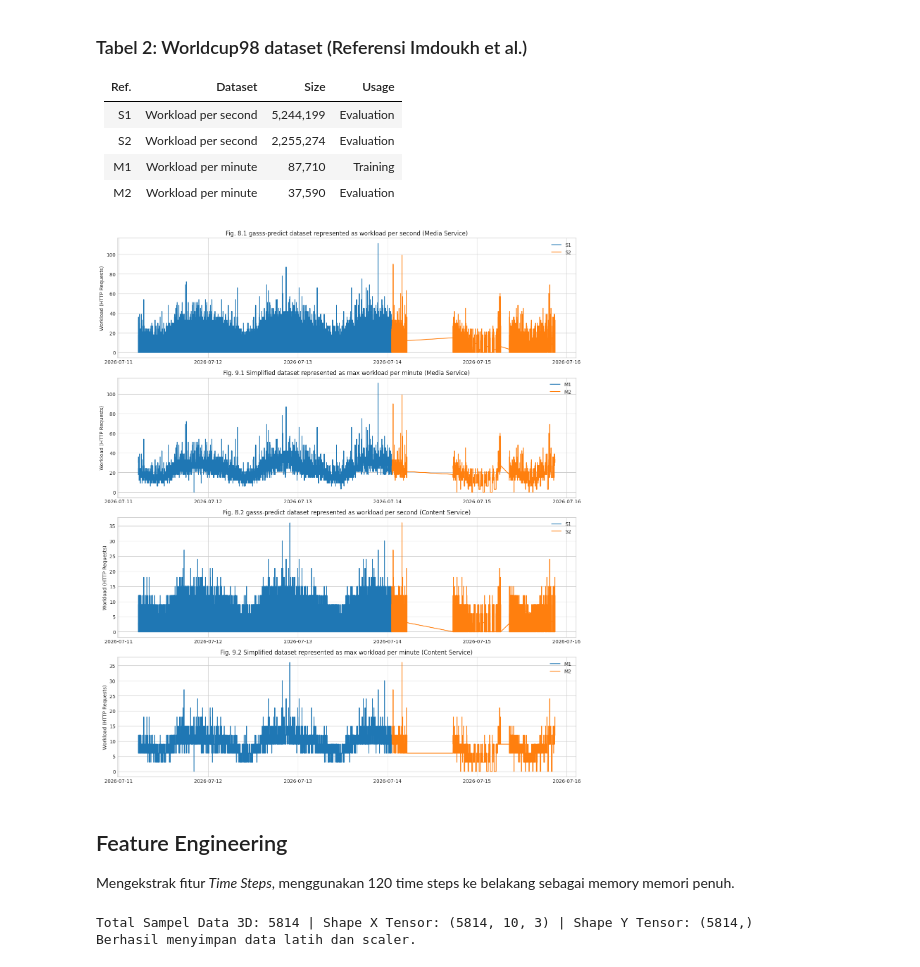
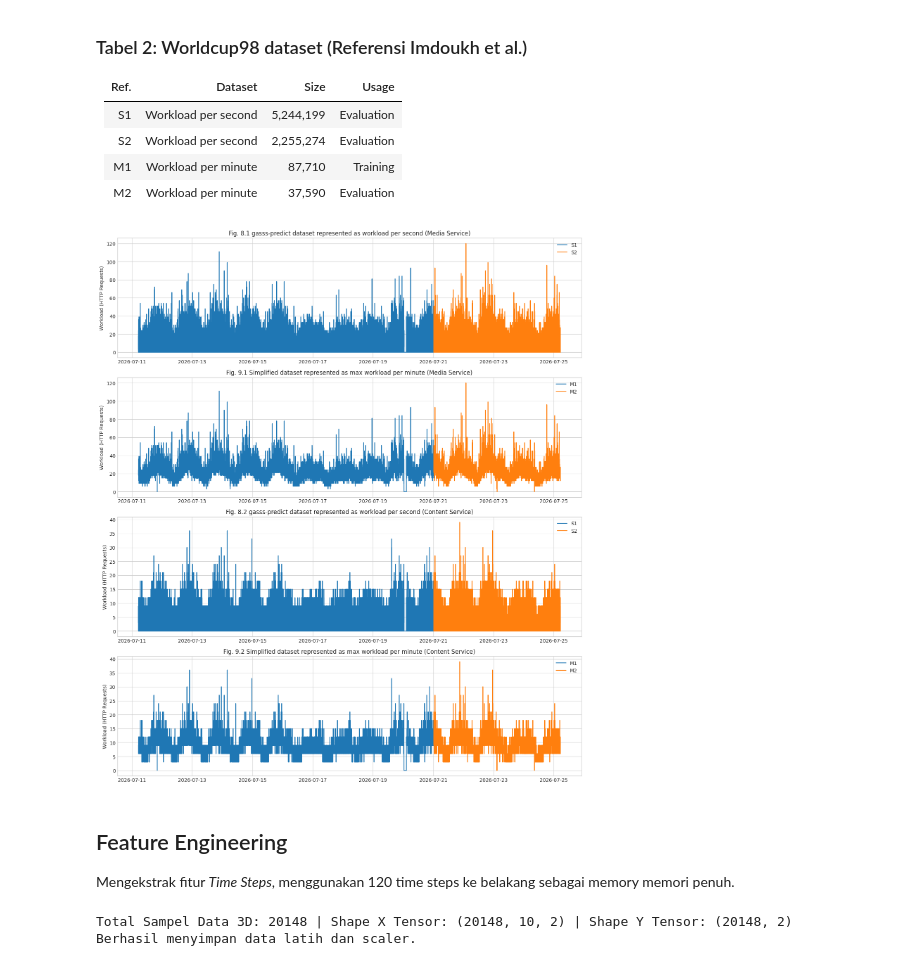
Before and after one commit to dimasim/proactive-scaling-clarknet-dataset, a Jupyter notebook: 01_Data_Processing_and_EDA.ipynb, the cells around one changed output. Cells and saved outputs as stored; diff of their text form; code cells hidden in the pictures.

Commit message:
Refactor models to multi-output (predict Media & Content RPS), following Imdoukh methodology

```diff
--- a/01_Data_Processing_and_EDA.ipynb
+++ b/01_Data_Processing_and_EDA.ipynb
@@ -31,6 +31,7 @@ plt.style.use('seaborn-v0_8-whitegrid')
 df_raw = pd.read_csv('all_merged_metrics.csv')
 df_raw['timestamp'] = pd.to_datetime(df_raw['timestamp'], unit='s')
 df_raw.set_index('timestamp', inplace=True)
+df_raw.sort_index(inplace=True)
 df_raw = df_raw[~df_raw.index.duplicated(keep='first')]
 df_raw.interpolate(method='time', inplace=True)
 df_raw.bfill(inplace=True)
@@ -54,53 +55,53 @@ axes[0].legend()
 axes[1].plot(df_resampled.index[:split_res], df_resampled['rps_media'].iloc[:split_res], label='M1', color='tab:blue')
 axes[1].plot(df_resampled.index[split_res:], df_resampled['rps_media'].iloc[split_res:], label='M2', color='tab:orange')
 axes[1].set_title('Fig. 9.1 Simplified dataset represented as max workload per minute (Media Service)', fontsize=12)
 axes[1].set_ylabel('Workload (HTTP Requests)')
 axes[1].legend()
 
 # Plot 3: Raw RPS Content
 axes[2].plot(df_raw.index[:split_raw], df_raw['rps_content'].iloc[:split_raw], label='S1', color='tab:blue')
 axes[2].plot(df_raw.index[split_raw:], df_raw['rps_content'].iloc[split_raw:], label='S2', color='tab:orange')
 axes[2].set_title('Fig. 8.2 gasss-predict dataset represented as workload per second (Content Service)', fontsize=12)
 axes[2].set_ylabel('Workload (HTTP Requests)')
 axes[2].legend()
 
 # Plot 4: Resampled RPS Content
 axes[3].plot(df_resampled.index[:split_res], df_resampled['rps_content'].iloc[:split_res], label='M1', color='tab:blue')
 axes[3].plot(df_resampled.index[split_res:], df_resampled['rps_content'].iloc[split_res:], label='M2', color='tab:orange')
 axes[3].set_title('Fig. 9.2 Simplified dataset represented as max workload per minute (Content Service)', fontsize=12)
 axes[3].set_ylabel('Workload (HTTP Requests)')
 axes[3].legend()
 
 plt.tight_layout()
 plt.show()
 
 # 3. Menangani Outlier & Normalisasi
-Q1 = df_resampled['cpu_media'].quantile(0.25)
-Q3 = df_resampled['cpu_media'].quantile(0.75)
+Q1 = df_resampled['rps_media'].quantile(0.25)
+Q3 = df_resampled['rps_media'].quantile(0.75)
 IQR = Q3 - Q1
 upper_bound = Q3 + 1.5 * IQR
-df_resampled['cpu_media'] = np.where(df_resampled['cpu_media'] > upper_bound, upper_bound, df_resampled['cpu_media'])
+df_resampled['rps_media'] = np.where(df_resampled['rps_media'] > upper_bound, upper_bound, df_resampled['rps_media'])
 
-cpu_scaler = MinMaxScaler(feature_range=(-1, 1))
-df_resampled['cpu_media_scaled'] = cpu_scaler.fit_transform(df_resampled[['cpu_media']])
+rps_scaler = MinMaxScaler(feature_range=(-1, 1))
+df_resampled['rps_media_scaled'] = rps_scaler.fit_transform(df_resampled[['rps_media']])
 
 scaler = MinMaxScaler(feature_range=(-1, 1))
-scaled_data = scaler.fit_transform(df_resampled[['cpu_media', 'rps_media', 'ram_media']])
-df_scaled = pd.DataFrame(scaled_data, columns=['cpu_media', 'rps_media', 'ram_media'], index=df_resampled.index)
+scaled_data = scaler.fit_transform(df_resampled[['rps_media', 'rps_content']])
+df_scaled = pd.DataFrame(scaled_data, columns=['rps_media', 'rps_content'], index=df_resampled.index)
 # %% [output]
-[figure, old version]
+[figure, new version]
 # %% [markdown]
 ## Feature Engineering
 Mengekstrak fitur *Time Steps*, menggunakan 120 time steps ke belakang sebagai memory memori penuh.
 # %%
-features = ['cpu_media', 'rps_media', 'ram_media']
+features = ['rps_media', 'rps_content']
 df_features = df_scaled[features]
 
 def create_dataset(dataset, time_steps=1):
     X, Y = [], []
     for i in range(len(dataset) - time_steps):
         X.append(dataset[i:(i + time_steps), :])
-        Y.append(dataset[i + time_steps, 0])
+        Y.append(dataset[i + time_steps, :2])
     return np.array(X), np.array(Y)
 
 TIME_STEPS = 10
@@ -116,9 +117,10 @@ np.savez_compressed('processed_data.npz',
                     X_train=X_train, y_train=y_train,
                     X_val=X_val, y_val=y_val,
                     X_test=X_test, y_test=y_test)
-with open('cpu_scaler.pkl', 'wb') as f:
-    pickle.dump(cpu_scaler, f)
+with open('rps_scaler.pkl', 'wb') as f:
+
+    pickle.dump(rps_scaler, f)
 print("Berhasil menyimpan data latih dan scaler.")
 # %% [output]
-Total Sampel Data 3D: 5814 | Shape X Tensor: (5814, 10, 3) | Shape Y Tensor: (5814,)
+Total Sampel Data 3D: 20148 | Shape X Tensor: (20148, 10, 2) | Shape Y Tensor: (20148, 2)
 Berhasil menyimpan data latih dan scaler.
```
Also changed, not shown: 5 other files.
